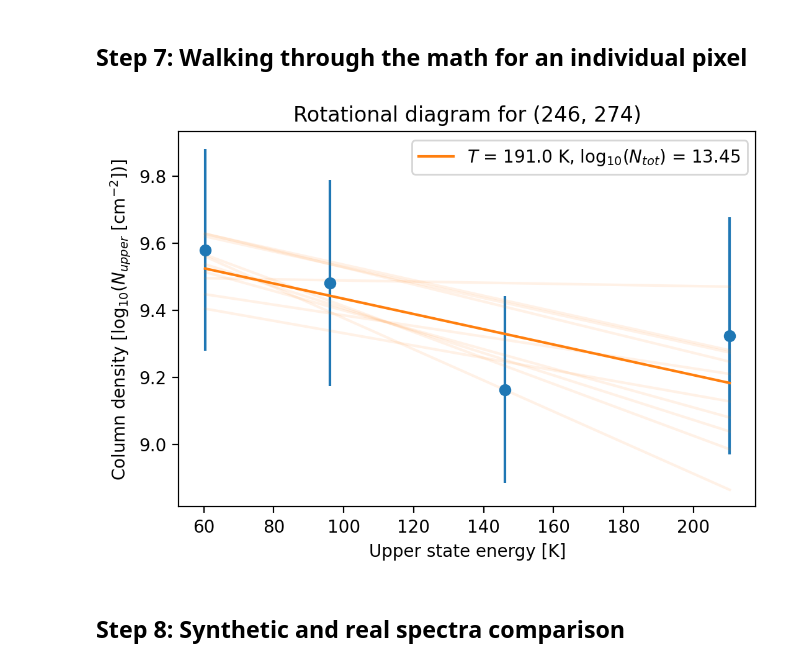
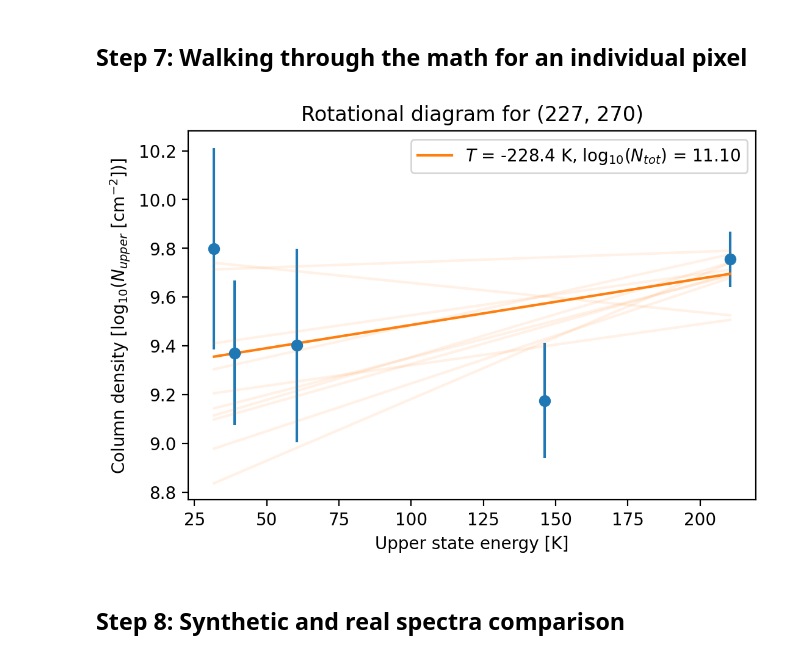
Before and after one commit to abulatek/brick, a Jupyter notebook: first_results/temperature_map/ProcessingTutorial.ipynb, the cells around one changed output. Saved outputs shown, nothing was run; the diff lists cells and outputs as text; code cells hidden in the pictures.

```diff
--- a/first_results/temperature_map/ProcessingTutorial.ipynb
+++ b/first_results/temperature_map/ProcessingTutorial.ipynb
@@ -600,10 +600,10 @@ print(counter)
 ## Step 7: Walking through the math for an individual pixel
 # %%
 fig = plt.figure(dpi = 200) # I DEFINITELY shouldn't have to run this again
-pixel_x, pixel_y = 246, 274 # 339, 279
+pixel_x, pixel_y = 227, 270 # 178, 226 # 173, 219 # 246, 274 # 339, 279
 temperature, total_col_density = rotational_diagram(pixel_x, pixel_y, plot = True, save = True, plot_uncertainties = True)
 # %% [output]
-[figure, old version]
+[figure, new version]
 # %% [markdown]
 ## Step 8: Synthetic and real spectra comparison
 # %% [markdown]
```
Also changed, not shown: parts of 3 cells of this notebook, 9 other files.
